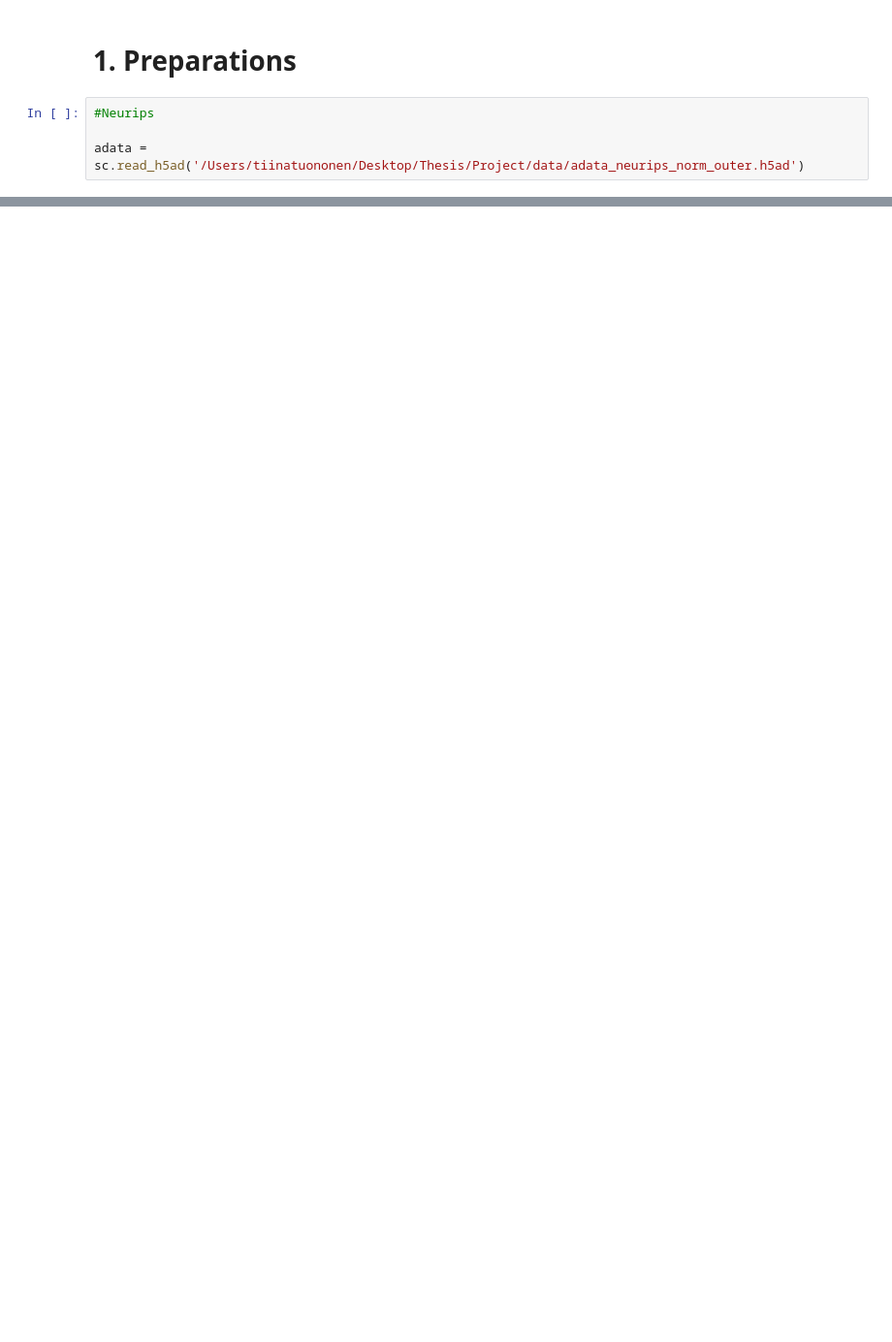
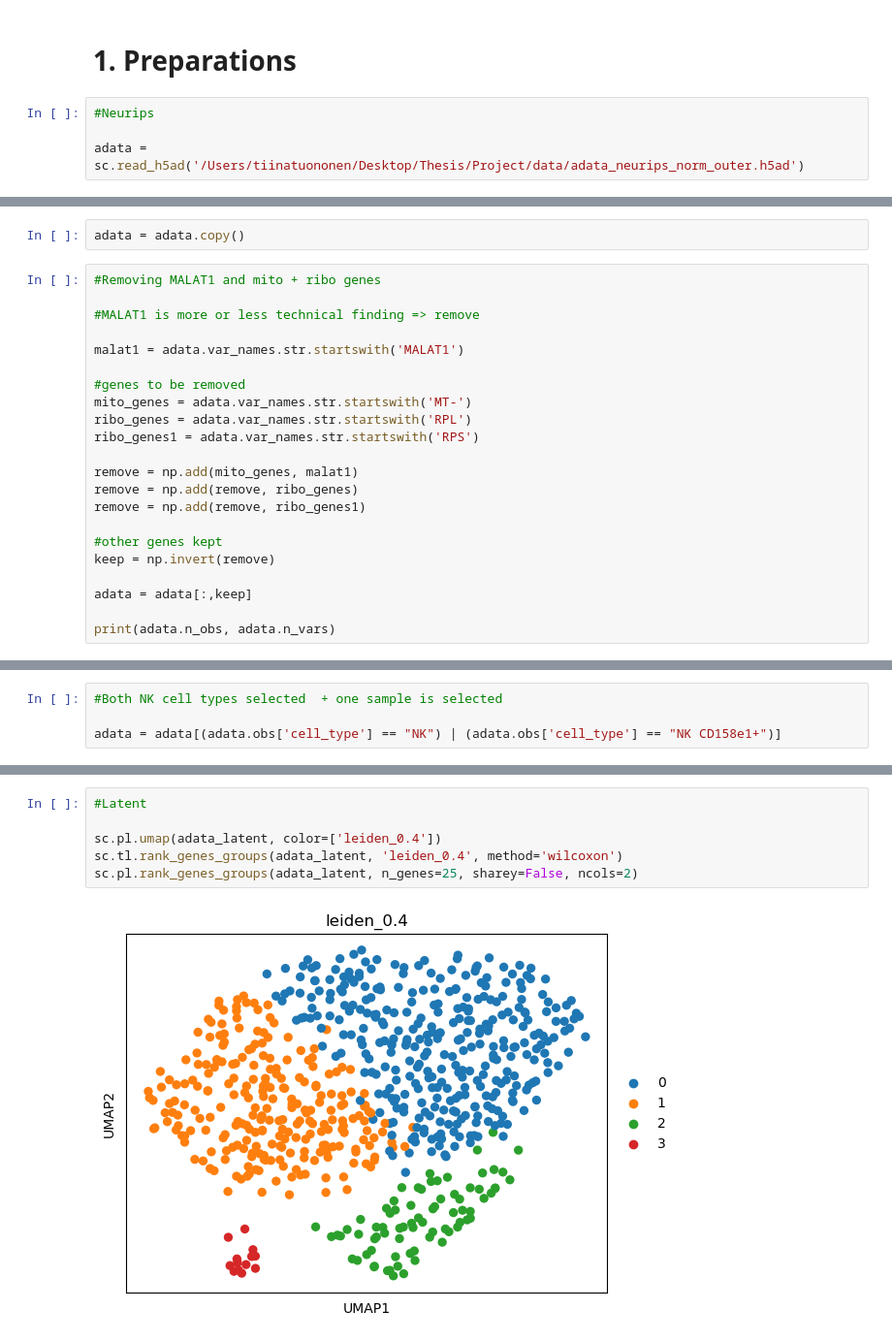
Before and after one commit to tiinajt/Thesis, a Jupyter notebook: cell_type_annot/Clustering_rna_prot_latent_comparisons/s4d1_marker_genes.ipynb, the cells around one changed output, grey strips where cells are left out. Shown at 97% size. Saved outputs shown, nothing was run; the diff lists cells and outputs as text; blank space fills up the shorter version.

```diff
--- a/cell_type_annot/Clustering_rna_prot_latent_comparisons/s4d1_marker_genes.ipynb
+++ b/cell_type_annot/Clustering_rna_prot_latent_comparisons/s4d1_marker_genes.ipynb
@@ -241,0 +29,24 @@ sc.pl.rank_genes_groups(sample_rna, n_genes=25, sharey=False, ncols=2)
+# %%
+adata = adata.copy()
+# %%
+#Removing MALAT1 and mito + ribo genes
+
+#MALAT1 is more or less technical finding => remove
+
+malat1 = adata.var_names.str.startswith('MALAT1')
+
+#genes to be removed
+mito_genes = adata.var_names.str.startswith('MT-')
+ribo_genes = adata.var_names.str.startswith('RPL')
+ribo_genes1 = adata.var_names.str.startswith('RPS')
+
+remove = np.add(mito_genes, malat1)
+remove = np.add(remove, ribo_genes)
+remove = np.add(remove, ribo_genes1)
+
+#other genes kept
+keep = np.invert(remove)
+
+adata = adata[:,keep]
+
+print(adata.n_obs, adata.n_vars)
@@ -241,0 +55,4 @@ sc.pl.rank_genes_groups(sample_rna, n_genes=25, sharey=False, ncols=2)
+# %%
+#Both NK cell types selected  + one sample is selected
+
+adata = adata[(adata.obs['cell_type'] == "NK") | (adata.obs['cell_type'] == "NK CD158e1+")]
@@ -241,0 +190,8 @@ sc.pl.rank_genes_groups(sample_rna, n_genes=25, sharey=False, ncols=2)
+# %%
+#Latent
+
+sc.pl.umap(adata_latent, color=['leiden_0.4'])
+sc.tl.rank_genes_groups(adata_latent, 'leiden_0.4', method='wilcoxon')
+sc.pl.rank_genes_groups(adata_latent, n_genes=25, sharey=False, ncols=2)
+# %% [output]
+[figure, added]
```
Also changed, not shown: parts of 68 cells of this notebook, 9 other files.
